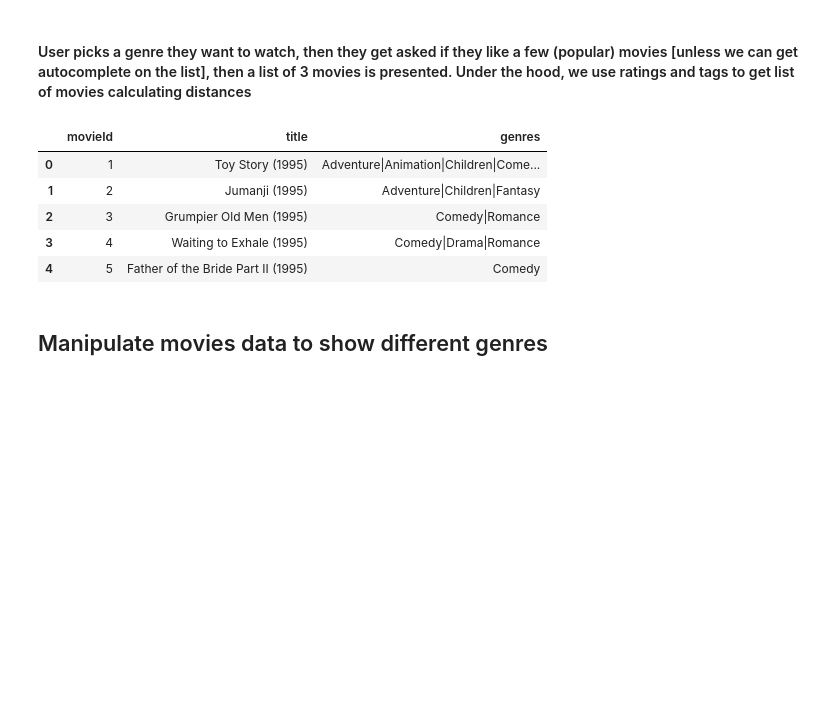
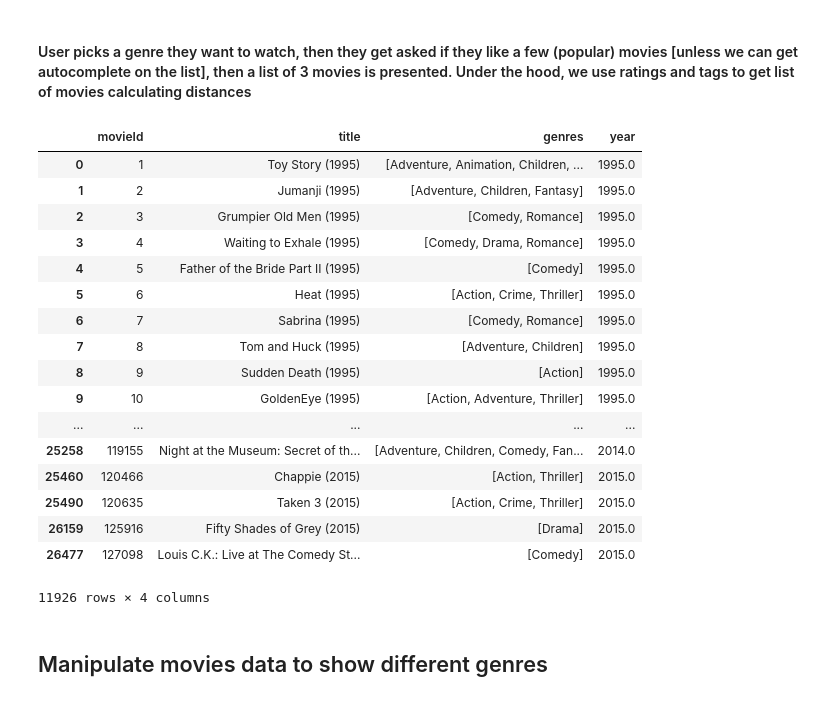
Before and after one commit to Ben-Gillman/filmzen.net, a Jupyter notebook: Movie Data Analysis.ipynb, the cells around one changed output. Drawn from its saved outputs; the diff is of its cells as text; code cells hidden in the pictures; blank space fills up the shorter version.

```diff
--- a/Movie Data Analysis.ipynb
+++ b/Movie Data Analysis.ipynb
@@ -13,14 +17,26 @@ pd.set_option('display.max_rows', 20)
 # %%
 movies_master = pd.read_csv(data_dir+"movie.csv")
 # %%
-movies_master.head()
+movies_master
 # %% [output]
-|  | movieId | title | genres |
-| 0 | 1 | Toy Story (1995) | Adventure|Animation|Children|Come... |
-| 1 | 2 | Jumanji (1995) | Adventure|Children|Fantasy |
-| 2 | 3 | Grumpier Old Men (1995) | Comedy|Romance |
-| 3 | 4 | Waiting to Exhale (1995) | Comedy|Drama|Romance |
-| 4 | 5 | Father of the Bride Part II (1995) | Comedy |
+|  | movieId | title | genres | year |
+| 0 | 1 | Toy Story (1995) | [Adventure, Animation, Children, ... | 1995.0 |
+| 1 | 2 | Jumanji (1995) | [Adventure, Children, Fantasy] | 1995.0 |
+| 2 | 3 | Grumpier Old Men (1995) | [Comedy, Romance] | 1995.0 |
+| 3 | 4 | Waiting to Exhale (1995) | [Comedy, Drama, Romance] | 1995.0 |
+| 4 | 5 | Father of the Bride Part II (1995) | [Comedy] | 1995.0 |
+| 5 | 6 | Heat (1995) | [Action, Crime, Thriller] | 1995.0 |
+| 6 | 7 | Sabrina (1995) | [Comedy, Romance] | 1995.0 |
+| 7 | 8 | Tom and Huck (1995) | [Adventure, Children] | 1995.0 |
+| 8 | 9 | Sudden Death (1995) | [Action] | 1995.0 |
+| 9 | 10 | GoldenEye (1995) | [Action, Adventure, Thriller] | 1995.0 |
+| ... | ... | ... | ... | ... |
+| 25258 | 119155 | Night at the Museum: Secret of th... | [Adventure, Children, Comedy, Fan... | 2014.0 |
+| 25460 | 120466 | Chappie (2015) | [Action, Thriller] | 2015.0 |
+| 25490 | 120635 | Taken 3 (2015) | [Action, Crime, Thriller] | 2015.0 |
+| 26159 | 125916 | Fifty Shades of Grey (2015) | [Drama] | 2015.0 |
+| 26477 | 127098 | Louis C.K.: Live at The Comedy St... | [Comedy] | 2015.0 |
+11926 rows × 4 columns
 # %% [markdown]
 ## Manipulate movies data to show different genres
 # %%
```
Also changed, not shown: parts of 46 cells of this notebook.
